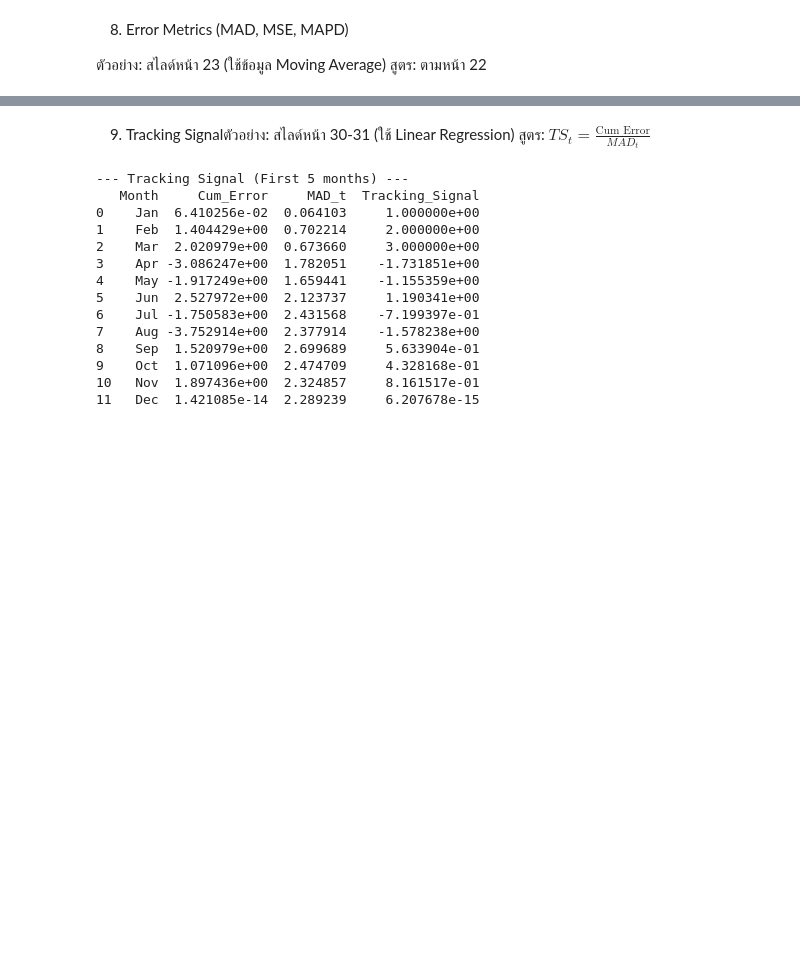
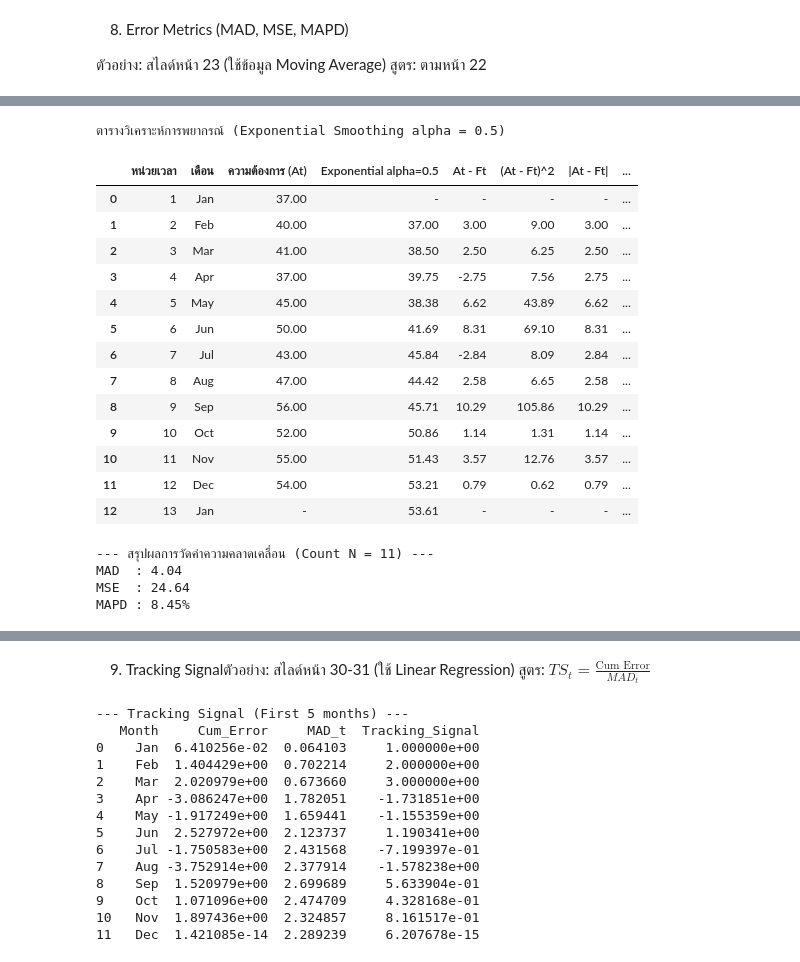
Before and after one commit to alicelouis47/Product_AMI, a Jupyter notebook: 2_Forecast.ipynb, the cells around one changed output, grey strips where cells are left out. Saved outputs shown, nothing was run; the diff lists cells and outputs as text; code cells hidden in the pictures; blank space fills up the shorter version.

```diff
--- a/2_Forecast.ipynb
+++ b/2_Forecast.ipynb
@@ -245,0 +497,75 @@ MAPD: 7.90%
+# %%
+import pandas as pd
+import numpy as np
+
+# 1. เตรียมข้อมูลพื้นฐาน
+data = {
+    'หน่วยเวลา': np.arange(1, 14),
+    'เดือน': ['Jan', 'Feb', 'Mar', 'Apr', 'May', 'Jun', 'Jul', 'Aug', 'Sep', 'Oct', 'Nov', 'Dec', 'Jan'],
+    'ความต้องการ (At)': [37, 40, 41, 37, 45, 50, 43, 47, 56, 52, 55, 54, np.nan]
+}
+
+df = pd.DataFrame(data)
+
+# 2. คำนวณ Exponential Smoothing (alpha = 0.5)
+alpha = 0.5
+forecast = [np.nan] * len(df)
+
+# กำหนดค่าเริ่มต้น: F2 = A1 (ตามที่ปรากฏในภาพตัวอย่าง)
+forecast[1] = df.loc[0, 'ความต้องการ (At)']
+
+# คำนวณ Ft+1 = alpha * At + (1 - alpha) * Ft
+for i in range(1, len(df) - 1):
+    forecast[i+1] = (alpha * df.loc[i, 'ความต้องการ (At)']) + ((1 - alpha) * forecast[i])
+
+df['Exponential alpha=0.5'] = forecast
+
+# 3. คำนวณ Error ต่างๆ (คำนวณเฉพาะแถวที่มีทั้ง At และ Ft)
+df['At - Ft'] = df['ความต้องการ (At)'] - df['Exponential alpha=0.5']
+df['(At - Ft)^2'] = df['At - Ft']**2
+df['|At - Ft|'] = df['At - Ft'].abs()
+df['|At - Ft| / |At|'] = df['|At - Ft|'] / df['ความต้องการ (At)']
+
+# 4. คำนวณตัววัดประสิทธิภาพ (Metrics)
+# เลือกเฉพาะช่วงที่มีการพยากรณ์และมีค่าจริง (หน่วยเวลา 2-12)
+mask = df['At - Ft'].notna()
+n = mask.sum()
+
+sum_abs_error = df.loc[mask, '|At - Ft|'].sum()
+sum_sq_error = df.loc[mask, '(At - Ft)^2'].sum()
+sum_pct_error = df.loc[mask, '|At - Ft| / |At|'].sum()
+
+mad = sum_abs_error / n
+mse = sum_sq_error / n
+mapd = (sum_pct_error / n) * 100
+
+# การจัดรูปแบบการแสดงผลตาราง
+pd.options.display.float_format = '{:,.2f}'.format
+print(f"ตารางวิเคราะห์การพยากรณ์ (Exponential Smoothing alpha = {alpha})")
+display(df.fillna('-'))
+
+# แสดงผลสรุป
+print(f"\n--- สรุปผลการวัดค่าความคลาดเคลื่อน (Count N = {n}) ---")
+print(f"MAD  : {mad:.2f}")
+print(f"MSE  : {mse:.2f}")
+print(f"MAPD : {mapd:.2f}%")
+# %% [output]
+ตารางวิเคราะห์การพยากรณ์ (Exponential Smoothing alpha = 0.5)
+|  | หน่วยเวลา | เดือน | ความต้องการ (At) | Exponential alpha=0.5 | At - Ft | (At - Ft)^2 | |At - Ft| | ... |
+| 0 | 1 | Jan | 37.00 | - | - | - | - | ... |
+| 1 | 2 | Feb | 40.00 | 37.00 | 3.00 | 9.00 | 3.00 | ... |
+| 2 | 3 | Mar | 41.00 | 38.50 | 2.50 | 6.25 | 2.50 | ... |
+| 3 | 4 | Apr | 37.00 | 39.75 | -2.75 | 7.56 | 2.75 | ... |
+| 4 | 5 | May | 45.00 | 38.38 | 6.62 | 43.89 | 6.62 | ... |
+| 5 | 6 | Jun | 50.00 | 41.69 | 8.31 | 69.10 | 8.31 | ... |
+| 6 | 7 | Jul | 43.00 | 45.84 | -2.84 | 8.09 | 2.84 | ... |
+| 7 | 8 | Aug | 47.00 | 44.42 | 2.58 | 6.65 | 2.58 | ... |
+| 8 | 9 | Sep | 56.00 | 45.71 | 10.29 | 105.86 | 10.29 | ... |
+| 9 | 10 | Oct | 52.00 | 50.86 | 1.14 | 1.31 | 1.14 | ... |
+| 10 | 11 | Nov | 55.00 | 51.43 | 3.57 | 12.76 | 3.57 | ... |
+| 11 | 12 | Dec | 54.00 | 53.21 | 0.79 | 0.62 | 0.79 | ... |
+| 12 | 13 | Jan | - | 53.61 | - | - | - | ... |
+--- สรุปผลการวัดค่าความคลาดเคลื่อน (Count N = 11) ---
+MAD  : 4.04
+MSE  : 24.64
+MAPD : 8.45%
```
Also changed, not shown: parts of 12 cells of this notebook.
